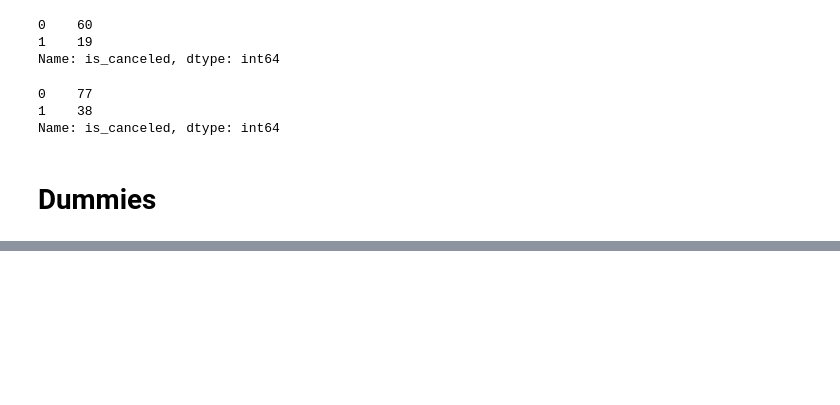
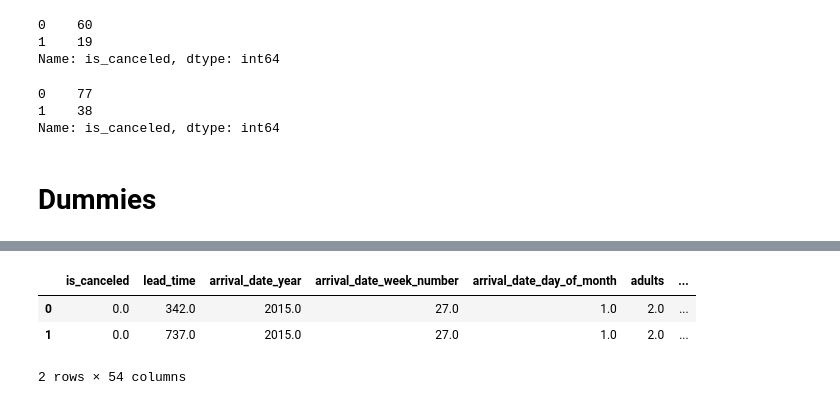
Before and after one commit to Ajwadsm/Classification-Hotel-Booking, a Jupyter notebook: Code/Classification-Hotel-Booking.ipynb, the cells around one changed output, grey strips where cells are left out. Saved outputs shown, nothing was run; the diff lists cells and outputs as text; code cells hidden in the pictures; blank space fills up the shorter version.

```diff
--- a/Code/Classification-Hotel-Booking.ipynb
+++ b/Code/Classification-Hotel-Booking.ipynb
@@ -490,0 +532,2 @@ Name: is_canceled, dtype: int64
+# %%
+df_obj_test=df_test.loc[:,['hotel','arrival_date_month','country','market_segment','distribution_channel','reserved_room_type','assigned_room_type','deposit_type','customer_type','reservation_status','guest_location']]
@@ -490,0 +554,10 @@ Name: is_canceled, dtype: int64
+# %%
+df_dum_test = pd.get_dummies(df_obj_test, drop_first=True)
+
+df_test1 = pd.concat([df1, df_dum_test], axis=1)
+df_test1.head(2)
+# %% [output]
+|  | is_canceled | lead_time | arrival_date_year | arrival_date_week_number | arrival_date_day_of_month | adults | ... |
+| 0 | 0.0 | 342.0 | 2015.0 | 27.0 | 1.0 | 2.0 | ... |
+| 1 | 0.0 | 737.0 | 2015.0 | 27.0 | 1.0 | 2.0 | ... |
+2 rows × 54 columns
```
Also changed, not shown: parts of 10 cells of this notebook.
